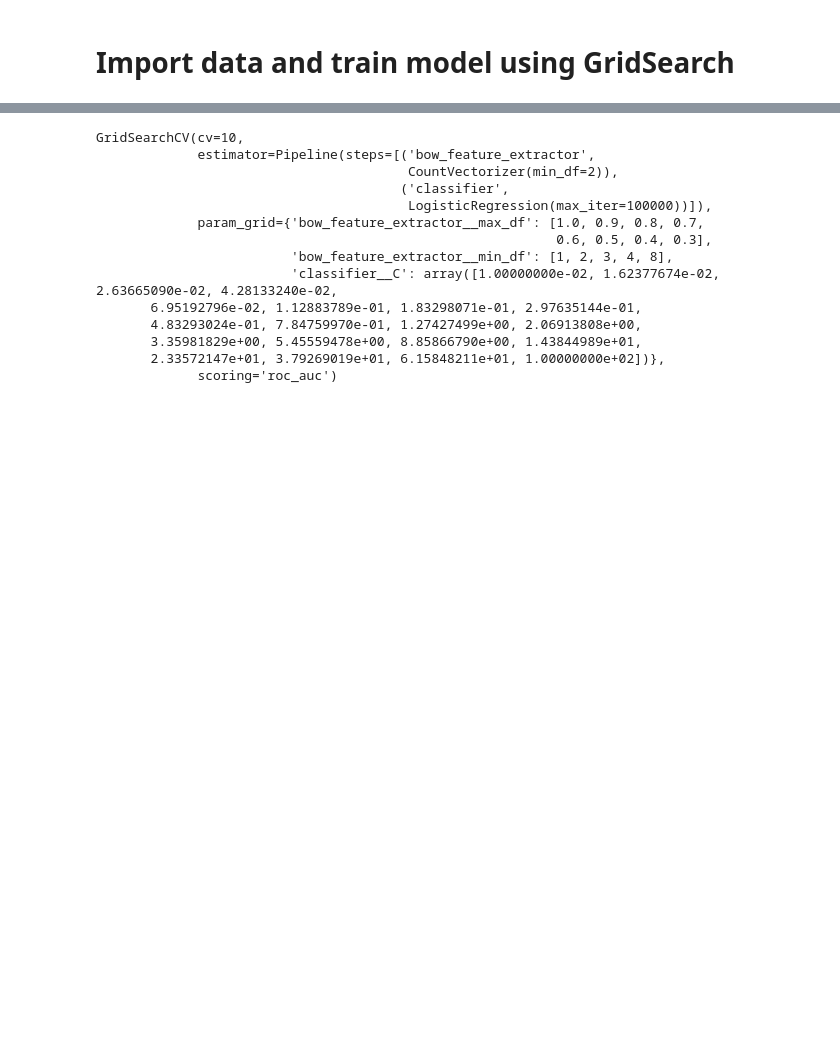
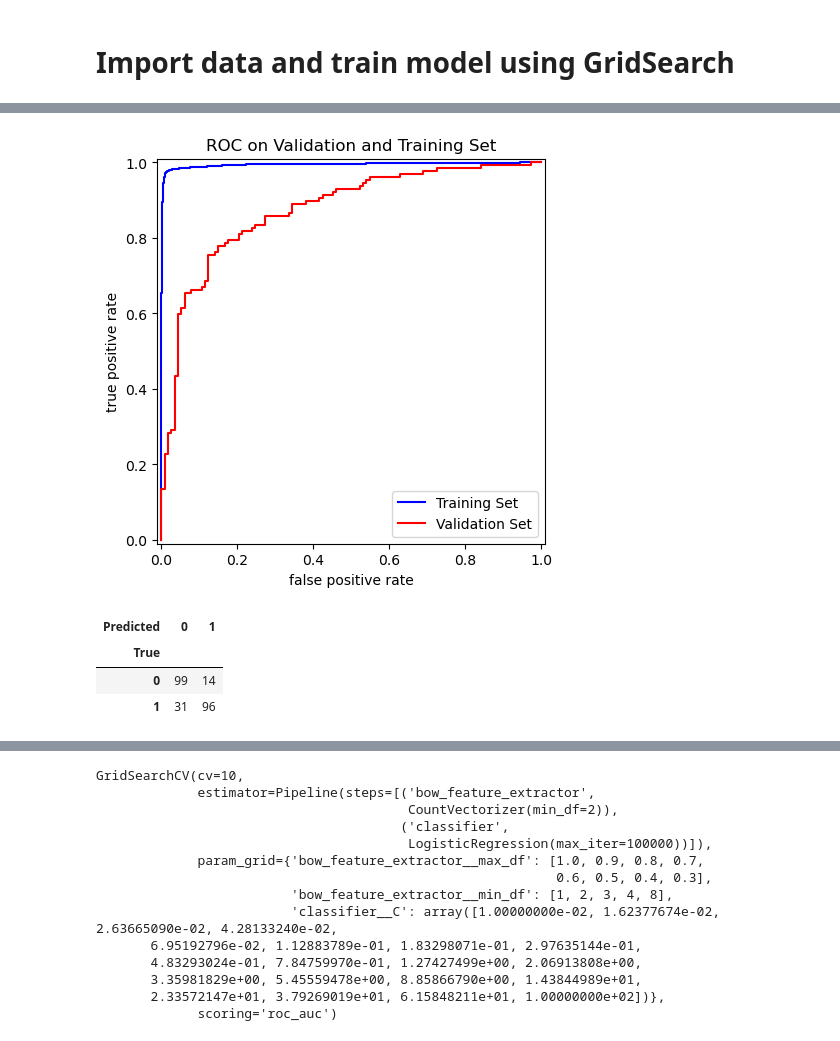
Before and after one commit to gmcgur01/sentiment-classifier, a Jupyter notebook: problemA.ipynb, the cells around one changed output, grey strips where cells are left out. Drawn from its saved outputs; the diff is of its cells as text; code cells hidden in the pictures; blank space fills up the shorter version.

```diff
--- a/problemA.ipynb
+++ b/problemA.ipynb
@@ -51,18 +57,18 @@ def print_word_freq(x_train_N):
         print(f"{term} -- {count}")
 # %%
 # pipeline for BoW representation + logistic regression classifier
-def make_bow_classifier_pipeline():
+def make_bow_classifier_pipeline(min_df=1, max_df=1.0, C=1.0):
     pipeline = sklearn.pipeline.Pipeline(
         steps=[
             # turn data into BoW feature representation
             (
                 "bow_feature_extractor",
-                CountVectorizer(min_df=2, max_df=1.0, ngram_range=(1, 1)),
+                CountVectorizer(min_df=min_df, max_df=max_df, ngram_range=(1, 1)),
             ),
             # Given features construct the classifier (w/ hyperparam selection)
             (
                 "classifier",
-                sklearn.linear_model.LogisticRegression(C=1.0, max_iter=100000),
+                sklearn.linear_model.LogisticRegression(C=C, max_iter=100000),
             ),
         ]
     )
@@ -73,10 +79,14 @@ def make_hyperparam_grid():
 
     hyperparam_grid = {}
 
-    hyperparam_grid["bow_feature_extractor__min_df"] = [1, 2, 3, 4, 8]
-    hyperparam_grid["bow_feature_extractor__max_df"] = [1.0, 0.9, 0.8, 0.7, 0.6, 0.5, 0.4, 0.3]
-    hyperparam_grid["classifier__C"] = np.logspace(-2, 2, 20)
+    hyperparam_grid["bow_feature_extractor__min_df"] = [1, 2, 4, 8, 16, 32]
+    hyperparam_grid["bow_feature_extractor__max_df"] = [1.0, 0.5, 0.25, 0.15]
+    hyperparam_grid["classifier__C"] = np.logspace(-6, 6, 13)
 
     return hyperparam_grid
 # %% [markdown]
 # Import data and train model using GridSearch
+# %%
+x_train_df, y_train_df = load_train_data()
+
+x_test_df = load_test_data()
@@ -82,0 +173,38 @@ def make_hyperparam_grid():
+# %%
+pipeline = make_bow_classifier_pipeline(C=1.0)
+
+pipeline.fit(x_train, y_train)
+
+yhat_train = pipeline.predict_proba(x_train)[:,1]
+yhat_valid = pipeline.predict_proba(x_valid)[:,1]
+
+plt.subplots(nrows=1, ncols=1, figsize=(5,5));
+
+
+fpr_tr, tpr_tr, thresholds_tr = sklearn.metrics.roc_curve(y_train, yhat_train)
+fpr_va, tpr_va, thresholds_va = sklearn.metrics.roc_curve(y_valid, yhat_valid)
+
+plt.plot(fpr_tr, tpr_tr, 'b-', label='Training Set')
+plt.plot(fpr_va, tpr_va, 'r-', label='Validation Set')
+
+plt.title("ROC on Validation and Training Set");
+plt.xlabel('false positive rate');
+plt.ylabel('true positive rate');
+plt.legend(loc='lower right');
+B = 0.01
+plt.xlim([0 - B, 1 + B]);
+plt.ylim([0 - B, 1 + B]);
+# %% [output]
+[figure, added]
+# %%
+yhat_proba_valid = pipeline.predict_proba(x_valid)[:,1]
+accuracies = [sklearn.metrics.accuracy_score(y_valid, yhat_proba_valid >= thres) for thres in thresholds_va]
+
+max_acc_threshold = thresholds_va[accuracies.index(max(accuracies))]
+
+calc_confusion_matrix_for_probas_and_threshold(y_valid, yhat_proba_valid, max_acc_threshold)
+# %% [output]
+| Predicted | 0 | 1 |
+| True |  |  |
+| 0 | 99 | 14 |
+| 1 | 31 | 96 |
```
Also changed, not shown: parts of 14 cells of this notebook, 3 other files.
